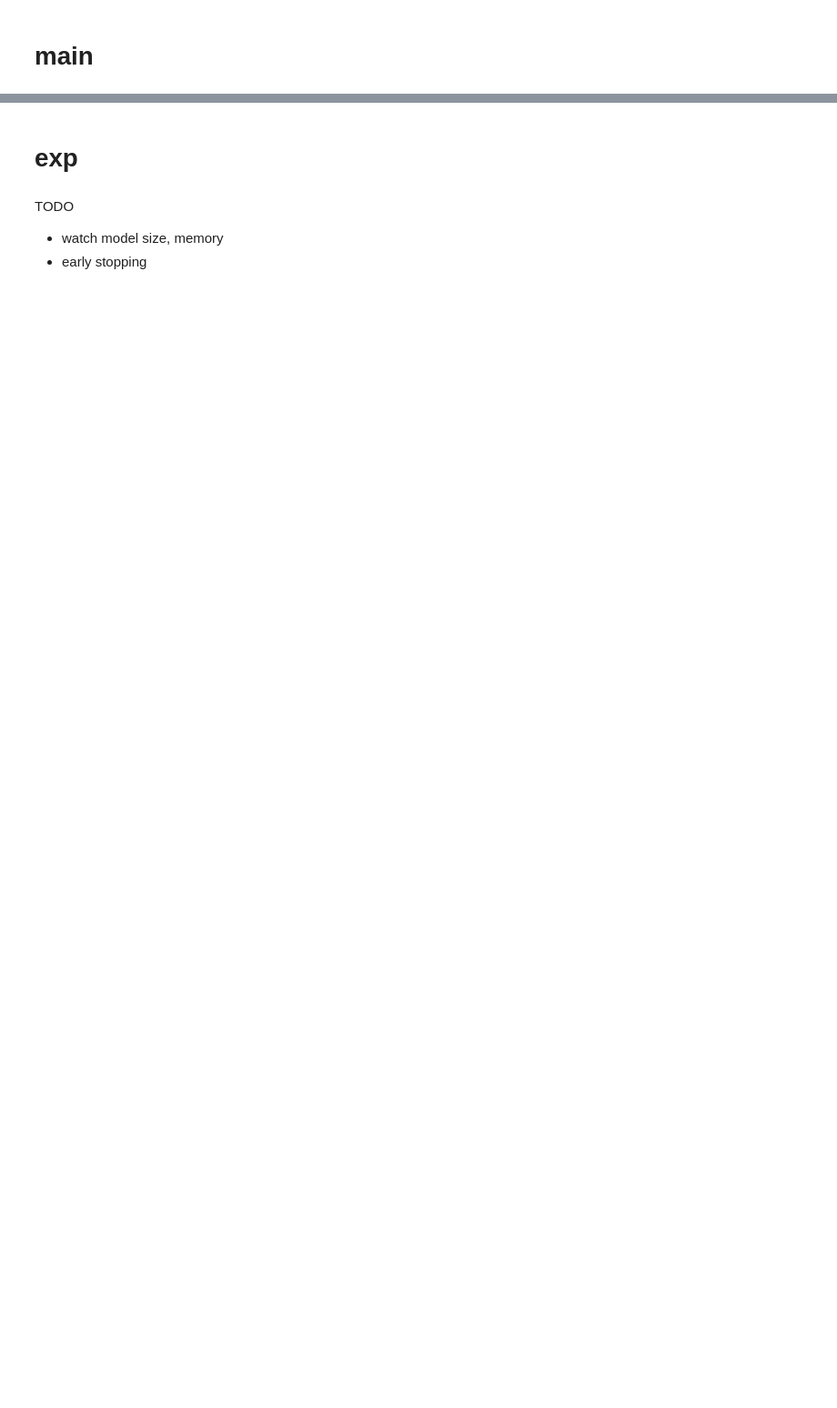
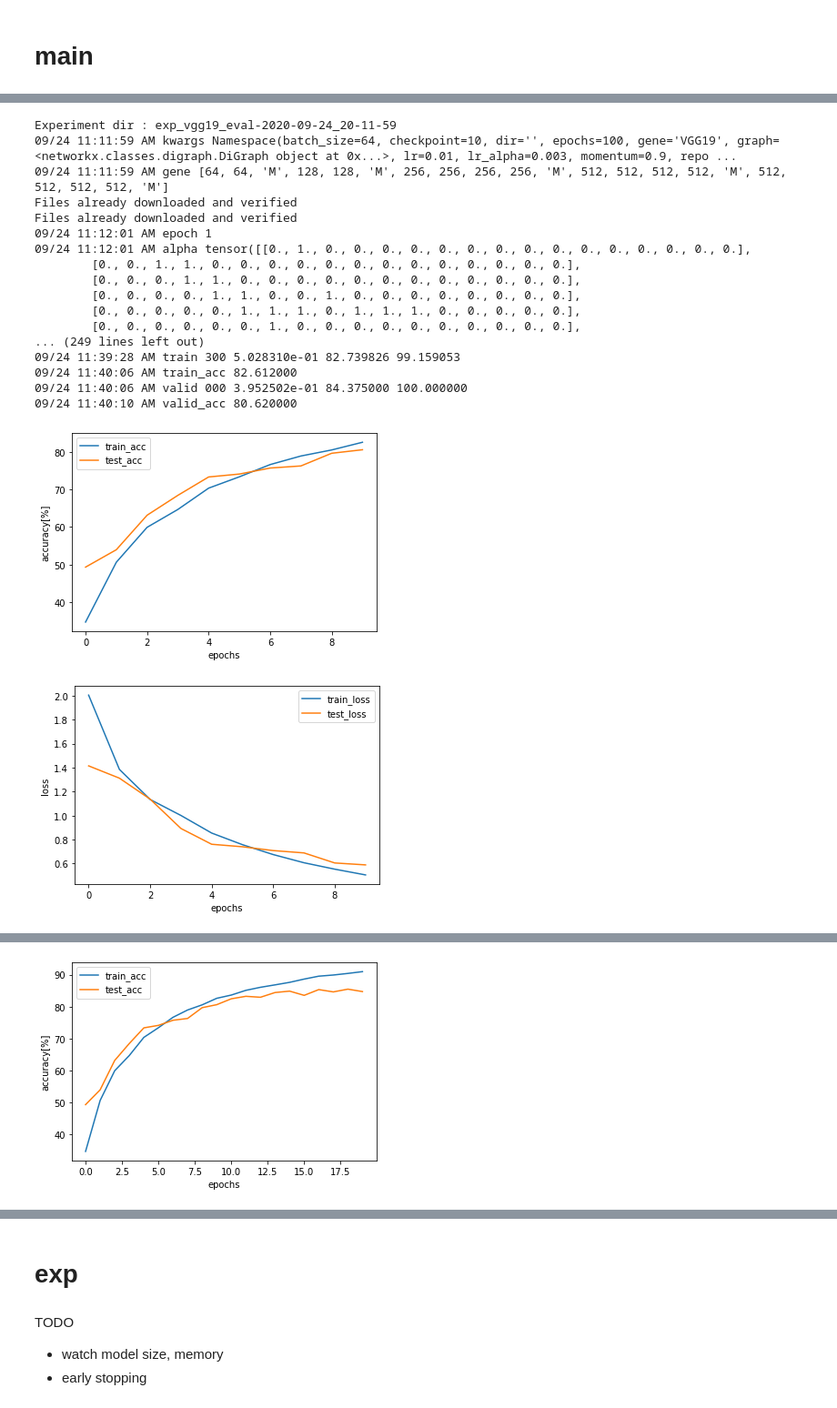
Before and after one commit to tatsuya-sugiyama/notebook, a Jupyter notebook: vgg darts.ipynb, the cells around one changed output, grey strips where cells are left out. Shown at 91% size. Saved outputs shown, nothing was run; the diff lists cells and outputs as text; code cells hidden in the pictures; blank space fills up the shorter version.

```diff
--- a/vgg darts.ipynb
+++ b/vgg darts.ipynb
@@ -326,0 +329,4 @@ def load_dataloader(args):
+# %%
+class ArchitectureSampler():
+  def __call__(self, graph : nx.DiGraph, alpha : torch.Tensor) -> nx.DiGraph:
+    return self.graph(graph, alpha)
@@ -367,7 +443,9 @@ class Shortcut(nn.Module):
     return self.f(x)
 
   def _shortcut(self, channel_in, channel_out, stride):
-    if channel_in != channel_out or stride > 1:
+    if stride > 1:
+      return FactorizedReduce(channel_in, channel_out, stride)
+    elif channel_in != channel_out:
       return nn.Conv2d(channel_in, channel_out,
                        kernel_size=1, stride=stride, padding=0)
     else:
@@ -525,4 +669,10 @@ def setup(args):
   args.store = store
 
   set_seed(args.seed)
+# %%
+@Experiment.event('setup')
+def set_device(args):
+  # cuda init
+  args.use_cuda = torch.cuda.is_available()
+  args.device = torch.device("cuda" if args.use_cuda else "cpu")
 # %%
@@ -591 +743,21 @@ def infer(args):
+# %%
+@argspace(gene='VGG11', stride_max=0, graph=None, dir=None)
+def load_model(args):
+
+  # init
+  set_device(args)
+  device = args.device
+
+  # model setup
+  gene = cfg[args.gene]
+  sampler = StrideCutSampler(args.stride_max) if args.stride_max > 0 else None
+  model = Network(gene, graph=args.graph, preprocess=sampler).to(device).init_alpha(device)
+
+  # resume
+  if args.dir:
+    state = torch.load(os.path.join(args.dir, 'checkpoint.pth'))
+    model.load_state_dict(state['model'])
+    model.alphas = state['alpha']
+
+  return model
 # %%
@@ -741,0 +866,30 @@ Files already downloaded and verified
+# %%
+if __name__ == '__main__':
+  args = {'gene':'VGG19', 'stride_max':2}
+  model = load_model(dir="exp_vgg19-2020-09-24_15-22-36", **args)
+
+  sampler : ArchitectureSampler = MaxSampler()
+  graph = model.sampled_graph(sampler)
+  main(save="exp_vgg19_eval", lr=0.01, momentum=0.9, lr_alpha=0.003, epochs=100,
+       train_size=25000, valid_size=25000, test_size=5000, batch_size=64,
+       seed=41, report=100, checkpoint=10, dir="", graph=graph, **args)
+# %% [output]
+Experiment dir : exp_vgg19_eval-2020-09-24_20-11-59
+09/24 11:11:59 AM kwargs Namespace(batch_size=64, checkpoint=10, dir='', epochs=100, gene='VGG19', graph=<networkx.classes.digraph.DiGraph object at 0x...>, lr=0.01, lr_alpha=0.003, momentum=0.9, repo ...
+09/24 11:11:59 AM gene [64, 64, 'M', 128, 128, 'M', 256, 256, 256, 256, 'M', 512, 512, 512, 512, 'M', 512, 512, 512, 512, 'M']
+Files already downloaded and verified
+Files already downloaded and verified
+09/24 11:12:01 AM epoch 1
+09/24 11:12:01 AM alpha tensor([[0., 1., 0., 0., 0., 0., 0., 0., 0., 0., 0., 0., 0., 0., 0., 0., 0.],
+        [0., 0., 1., 1., 0., 0., 0., 0., 0., 0., 0., 0., 0., 0., 0., 0., 0.],
+        [0., 0., 0., 1., 1., 0., 0., 0., 0., 0., 0., 0., 0., 0., 0., 0., 0.],
+        [0., 0., 0., 0., 1., 1., 0., 0., 1., 0., 0., 0., 0., 0., 0., 0., 0.],
+        [0., 0., 0., 0., 0., 1., 1., 1., 0., 1., 1., 1., 0., 0., 0., 0., 0.],
+        [0., 0., 0., 0., 0., 0., 1., 0., 0., 0., 0., 0., 0., 0., 0., 0., 0.],
+... (249 lines left out)
+09/24 11:39:28 AM train 300 5.028310e-01 82.739826 99.159053
+09/24 11:40:06 AM train_acc 82.612000
+09/24 11:40:06 AM valid 000 3.952502e-01 84.375000 100.000000
+09/24 11:40:10 AM valid_acc 80.620000
+[figure, added]
+[figure, added]
@@ -741,0 +913 @@ Files already downloaded and verified
+[figure, added]
```
Also changed, not shown: parts of 25 cells of this notebook, 5 other files.
